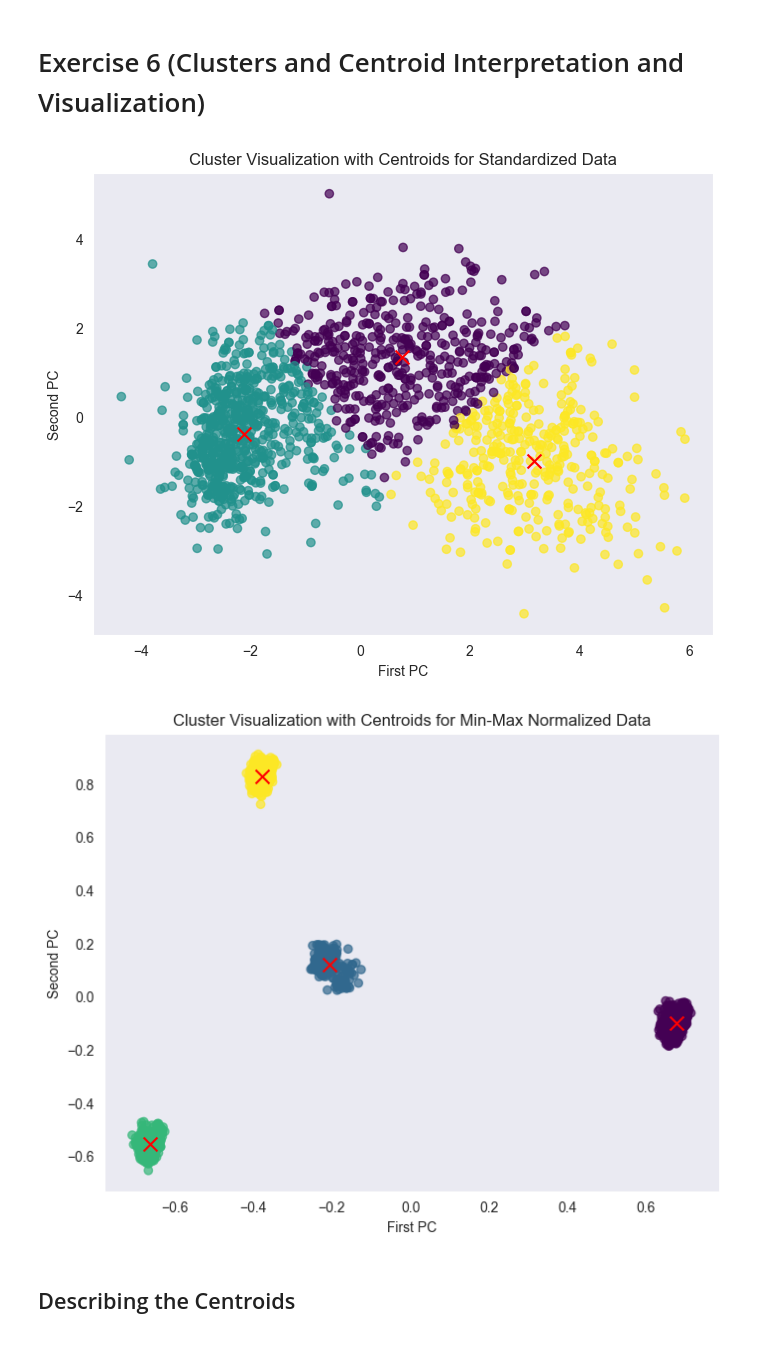
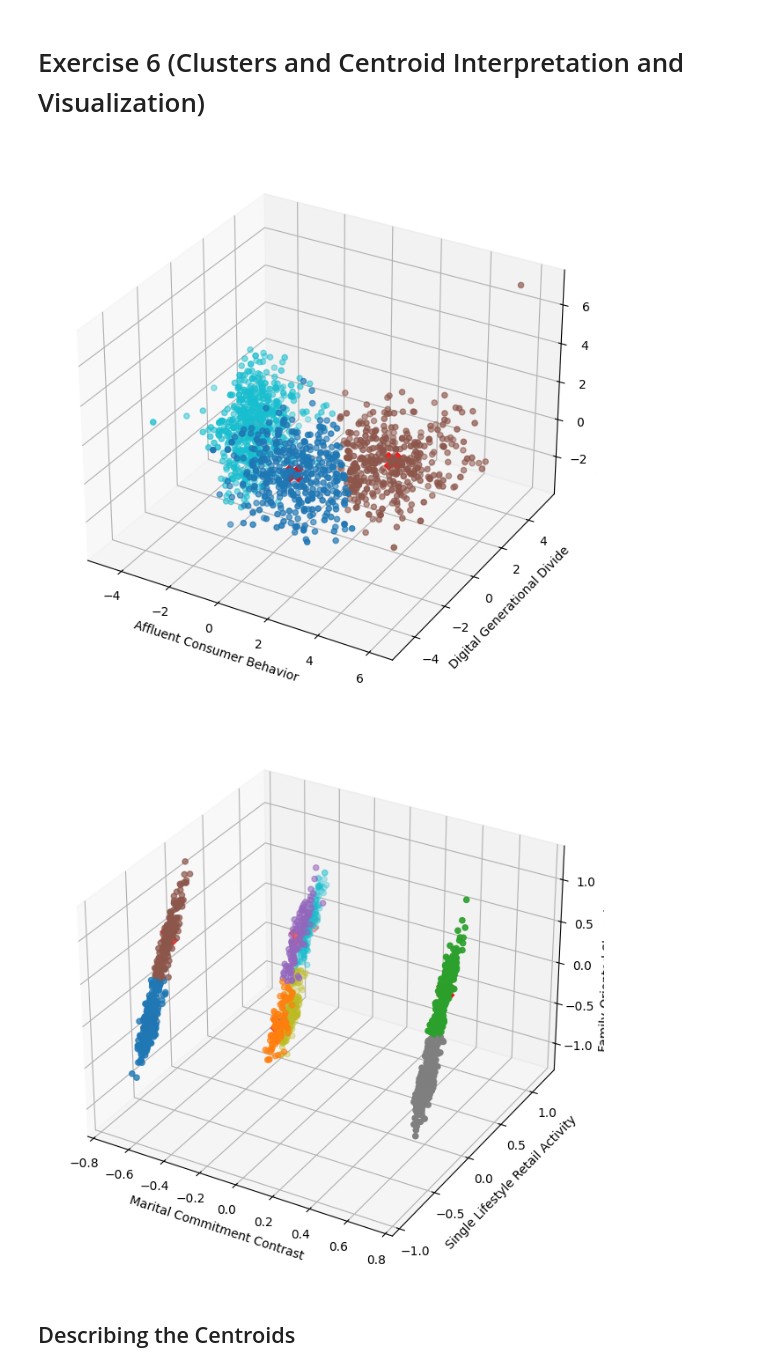
Before and after one commit to Sepehr-A/CLA_Project, a Jupyter notebook: PCA_HW/PCA_HW_NEW.ipynb, the cells around one changed output. Saved outputs shown, nothing was run; the diff lists cells and outputs as text; code cells hidden in the pictures.

```diff
--- a/PCA_HW/PCA_HW_NEW.ipynb
+++ b/PCA_HW/PCA_HW_NEW.ipynb
@@ -139,9 +139,7 @@ Index(['Education', 'Marital_Status', 'Year_Birth', 'Income', 'Kidhome',
 # %% [markdown]
 ## Encoding for Marital_Status:
 # %%
-categorical_columns = [ 'Marital_Status']
-
-Xworkdf = pd.get_dummies(Xworkdf, columns=categorical_columns)
+Xworkdf = pd.get_dummies(Xworkdf, columns=['Marital_Status'])
 # %% [markdown]
 ## Encoding for Education:
 # %%
@@ -175,3 +189,6 @@ Xworkdf.head()
+# %%
+Xworkdf = Xworkdf[Xworkdf['Income'] <= 100000]
+workdf = workdf[workdf['Income'] <= 100000]
 # %% [markdown]
 # Exercise 3 (Preprocessing and full-PCA)
 # %% [markdown]
@@ -636,35 +614,38 @@ For Min-Max Normalized Data optimal k is: 4 with Silhouette Score: 0.9415
 # %% [markdown]
 # Exercise 6 (Clusters and Centroid Interpretation and Visualization)
 # %%
-def plot_clusters_and_centroids(pca, kmeans, title):
-    """
-    Analyze and visualize the centroids of k-means clustering on PCA-transformed data,
-    with data points colored by cluster assignment.
-    :param title: the name for the plot
-    :param pca: PCA-transformed dataset
-    :param kmeans: Trained kMeans object
-    """
-    # Visualize centroids and data points
-    plt.figure(figsize=(8, 6))
-    plt.scatter(pca[:, 0], pca[:, 1], alpha=0.7, c=kmeans.labels_, cmap='viridis')
-    plt.scatter(kmeans.cluster_centers_[:, 0], kmeans.cluster_centers_[:, 1], marker='x', s=100, c='red')
-    plt.xlabel('First PC')
-    plt.ylabel('Second PC')
-    plt.title('Cluster Visualization with Centroids for {}'.format(title))
-    plt.grid()
-    plt.show()
+def plot_clusters_and_centroids(pca_scores, kmeans, pc_names, title):
+    # Extract the cluster labels and centroids
+    labels = kmeans.labels_
+    centroids = kmeans.cluster_centers_
+
+    # Plotting
+    if len(pc_names) == 2:
+        plt.figure(figsize=(10, 8))
+        plt.scatter(pca_scores[:, 0], pca_scores[:, 1], c=labels, alpha=0.7, cmap='viridis')
+        plt.scatter(centroids[:, 0], centroids[:, 1], marker='X', s=200, c='r')  # Centroids in red
+        plt.xlabel(pc_names[0])
+        plt.ylabel(pc_names[1])
+    elif len(pc_names) == 3:
+        fig = plt.figure(figsize=(10, 8))
+        ax = fig.add_subplot(111, projection='3d')
+        ax.scatter(pca_scores[:, 0], pca_scores[:, 1], pca_scores[:, 2], c=labels, cmap='tab10')
+        ax.scatter(centroids[:, 0], centroids[:, 1], centroids[:, 2], marker='X', s=200, c='r')  # Centroids in red
+        ax.set_xlabel(pc_names[0])
+        ax.set_ylabel(pc_names[1])
+        ax.set_zlabel(pc_names[2])
 
 
 kmeans_std = KMeans(n_clusters=std_optimal_k, random_state=rs, n_init=10).fit(X_std_pca)
 
 kmeans_mm = KMeans(n_clusters=mm_optimal_k, random_state=rs, n_init=10).fit(X_mm_pca)
 
-plot_clusters_and_centroids(X_std_pca, kmeans_std, "Standardized Data")
+plot_clusters_and_centroids(X_std_pca, kmeans_std,['Affluent Consumer Behavior', 'Digital Generational Divide', 'Recent Engagement Seasonality'], "Standardized Data")
 
-plot_clusters_and_centroids(X_mm_pca, kmeans_mm, "Min-Max Normalized Data")
+plot_clusters_and_centroids(X_mm_pca, kmeans_mm,  ['Marital Commitment Contrast', ' Single Lifestyle Retail Activity','Family-Oriented Shopping Habit'],"Min-Max Normalized Data")
 # %% [output]
-[figure, old version]
+[figure, new version]
-[figure, old version]
+[figure, new version]
 # %% [markdown]
 ## Describing the Centroids
 # %% [markdown]
```
Also changed, not shown: parts of 37 cells of this notebook.
